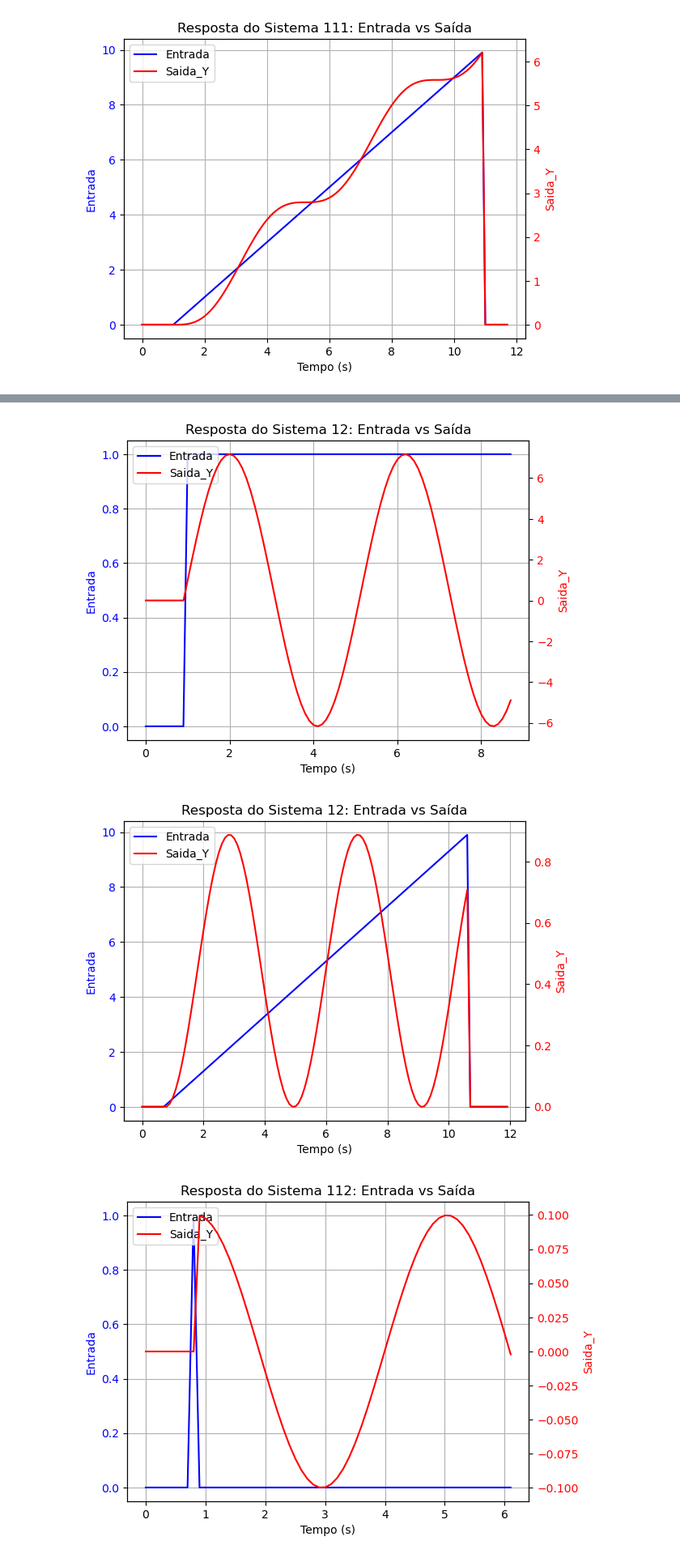
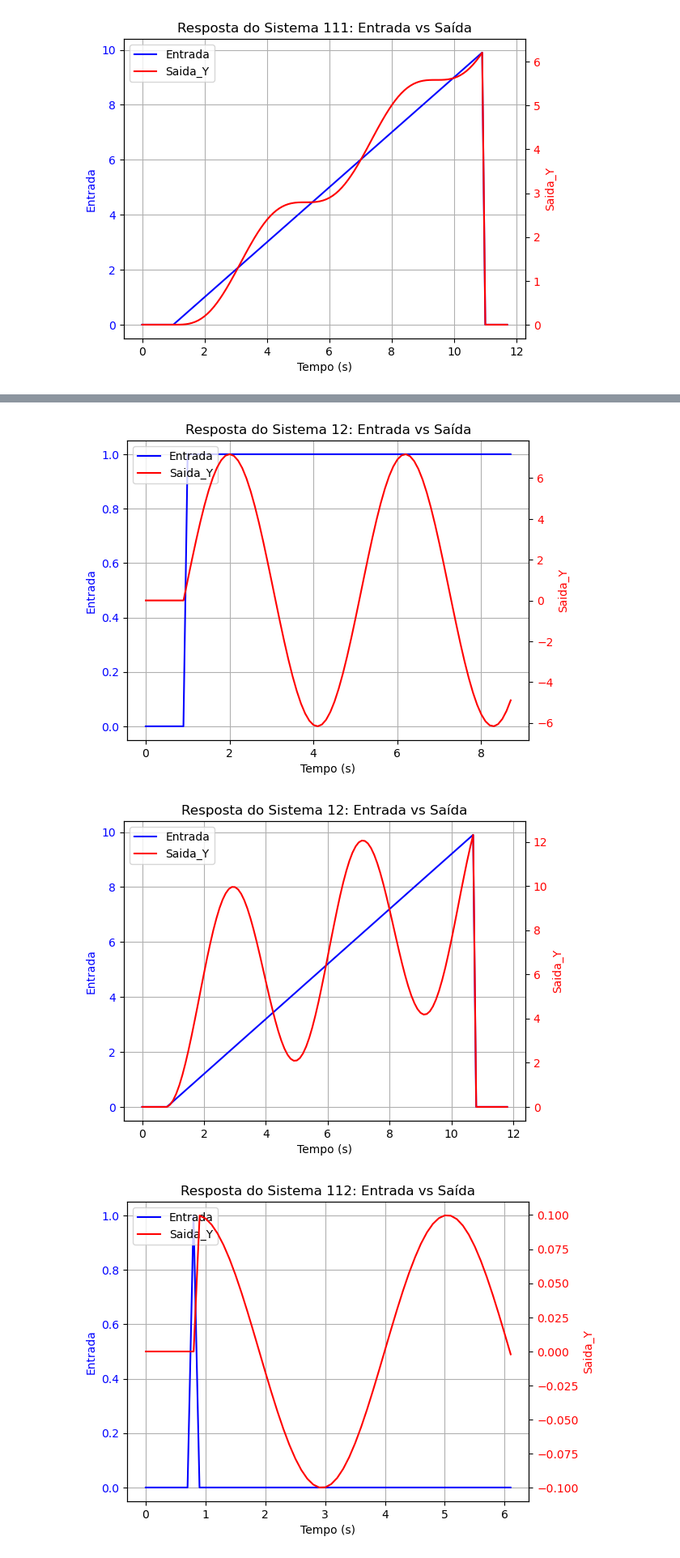
Before and after one commit to luanjjbr/AV1, a Jupyter notebook: Esp/grafico.ipynb, the cells around one changed output, grey strips where cells are left out. Shown at 81% size. Drawn from its saved outputs; the diff is of its cells as text; code cells hidden in the pictures.

```diff
--- a/Esp/grafico.ipynb
+++ b/Esp/grafico.ipynb
@@ -151,26 +151,26 @@ plot_teleplot_dual(
 # %%
 plot_teleplot_dual(
     "12_i.json",
     "Entrada",
     "Saida_Y",
     "Resposta do Sistema 12: Entrada vs Saída"
 )
 plot_teleplot_dual(
     "12_D.json",
     "Entrada",
     "Saida_Y",
     "Resposta do Sistema 12: Entrada vs Saída"
 )
 plot_teleplot_dual(
-    "112_R.json",
+    "12_R.json",
     "Entrada",
     "Saida_Y",
     "Resposta do Sistema 12: Entrada vs Saída"
 )
 # %% [output]
 [figure]
 [figure]
-[figure, old version]
+[figure, new version]
 # %%
 plot_teleplot_dual(
     "112_i.json",
```
Also changed, not shown: 3 other files.
